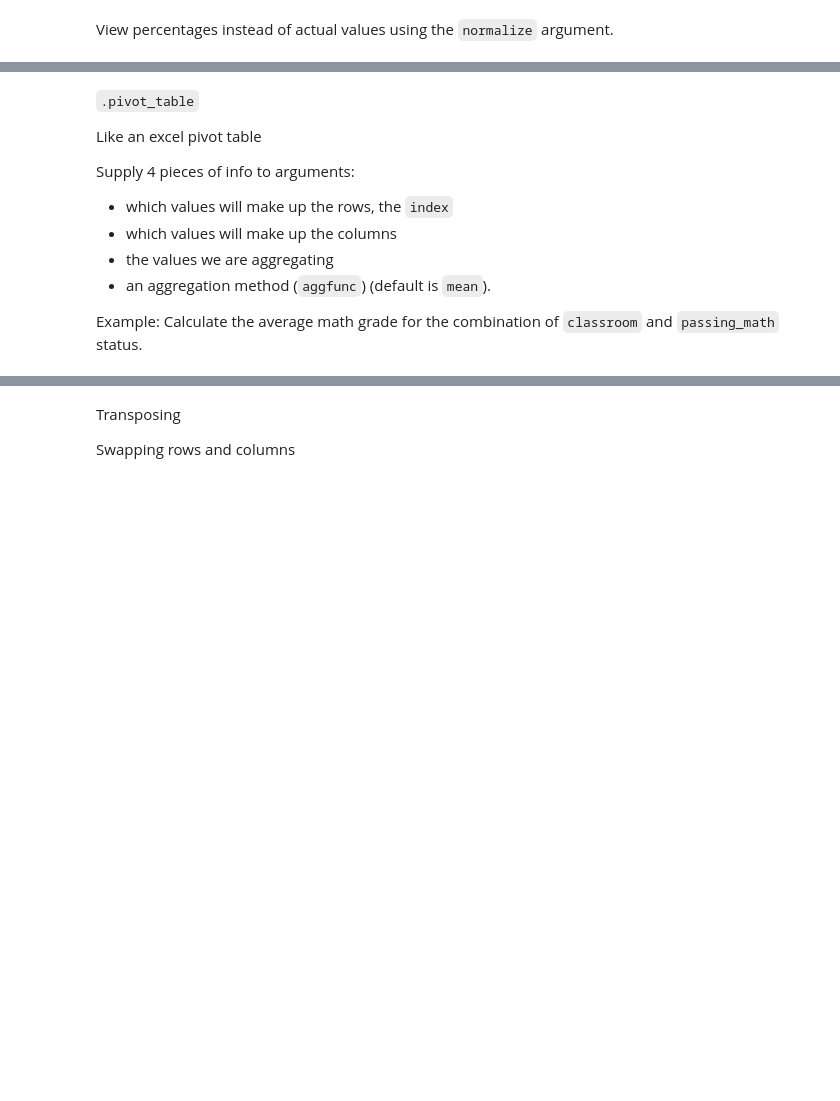
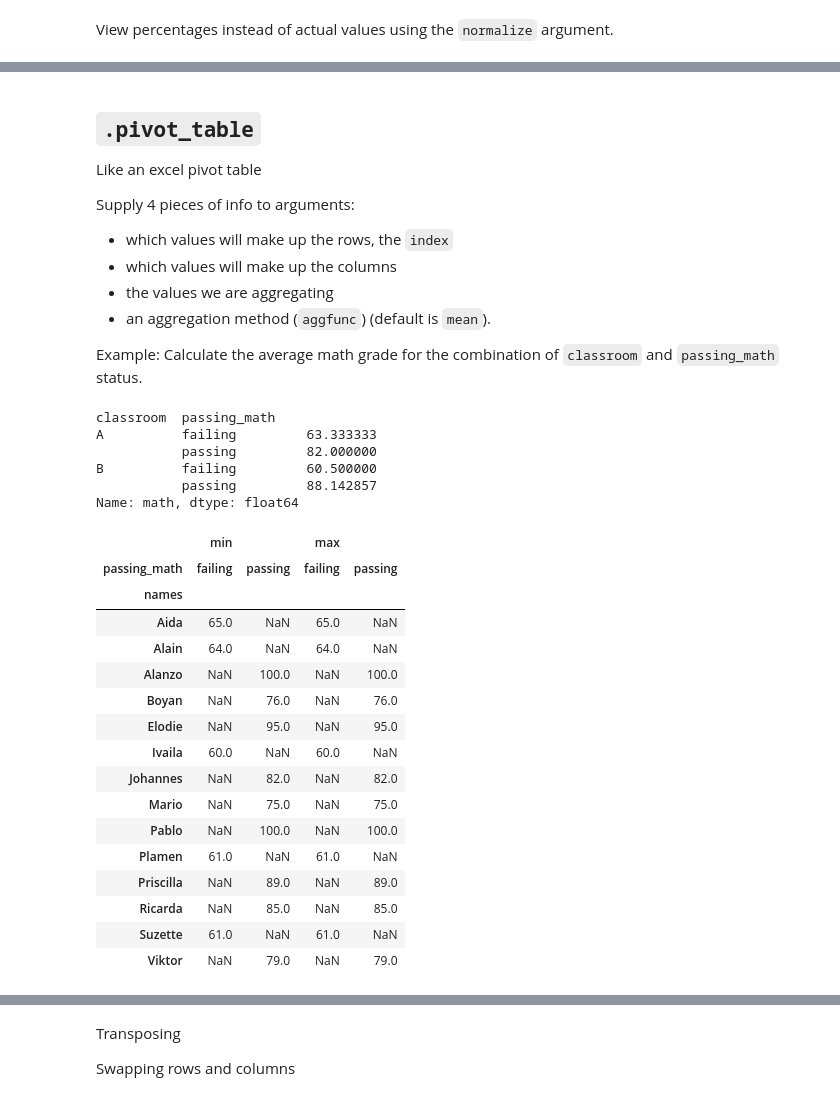
Before and after one commit to MagdalenaRahn/data-science-libraries, a Jupyter notebook: pandas_advanced_dataframes_lesson.ipynb, the cells around one changed output, grey strips where cells are left out. Saved outputs shown, nothing was run; the diff lists cells and outputs as text; code cells hidden in the pictures; blank space fills up the shorter version.

```diff
--- a/pandas_advanced_dataframes_lesson.ipynb
+++ b/pandas_advanced_dataframes_lesson.ipynb
@@ -1003,5 +1091,5 @@ View percentages instead of actual values using the `normalize` argument.
 # %% [markdown]
-`.pivot_table`
+## `.pivot_table`
 
 Like an excel pivot table
 
@@ -1012,3 +1100,40 @@ Supply 4 pieces of info to arguments:
 - an aggregation method (`aggfunc`) (default is `mean`).
 
 Example: Calculate the average math grade for the combination of `classroom` and `passing_math` status.
+# %%
+df.groupby(['classroom','passing_math']).math.mean()
+# %% [output]
+classroom  passing_math
+A          failing         63.333333
+           passing         82.000000
+B          failing         60.500000
+           passing         88.142857
+Name: math, dtype: float64
+# %%
+df.pivot_table(index = 'names', columns = 'passing_math', values = 'math', aggfunc = ['min', 'max'])
+
+# index = the rows
+# 'mean' is the default aggregate value
+# 'values' are the minimum math scores, as indicated
+
+# pivot tables can only take 2 arguments
+
+# aggfunc is like .mean() on .groupby
+# %% [output]
+|  | min |  | max |  |
+| passing_math | failing | passing | failing | passing |
+| names |  |  |  |  |
+| Aida | 65.0 | NaN | 65.0 | NaN |
+| Alain | 64.0 | NaN | 64.0 | NaN |
+| Alanzo | NaN | 100.0 | NaN | 100.0 |
+| Boyan | NaN | 76.0 | NaN | 76.0 |
+| Elodie | NaN | 95.0 | NaN | 95.0 |
+| Ivaila | 60.0 | NaN | 60.0 | NaN |
+| Johannes | NaN | 82.0 | NaN | 82.0 |
+| Mario | NaN | 75.0 | NaN | 75.0 |
+| Pablo | NaN | 100.0 | NaN | 100.0 |
+| Plamen | 61.0 | NaN | 61.0 | NaN |
+| Priscilla | NaN | 89.0 | NaN | 89.0 |
+| Ricarda | NaN | 85.0 | NaN | 85.0 |
+| Suzette | 61.0 | NaN | 61.0 | NaN |
+| Viktor | NaN | 79.0 | NaN | 79.0 |
```
Also changed, not shown: parts of 24 cells of this notebook, 1 other file.
